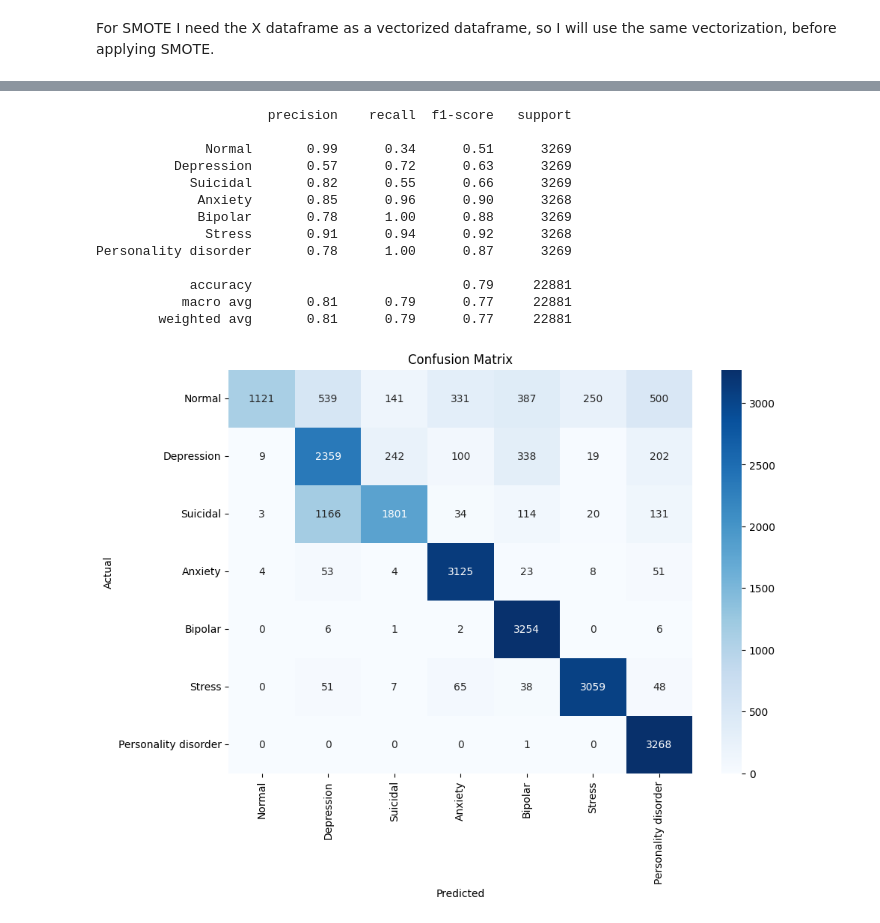
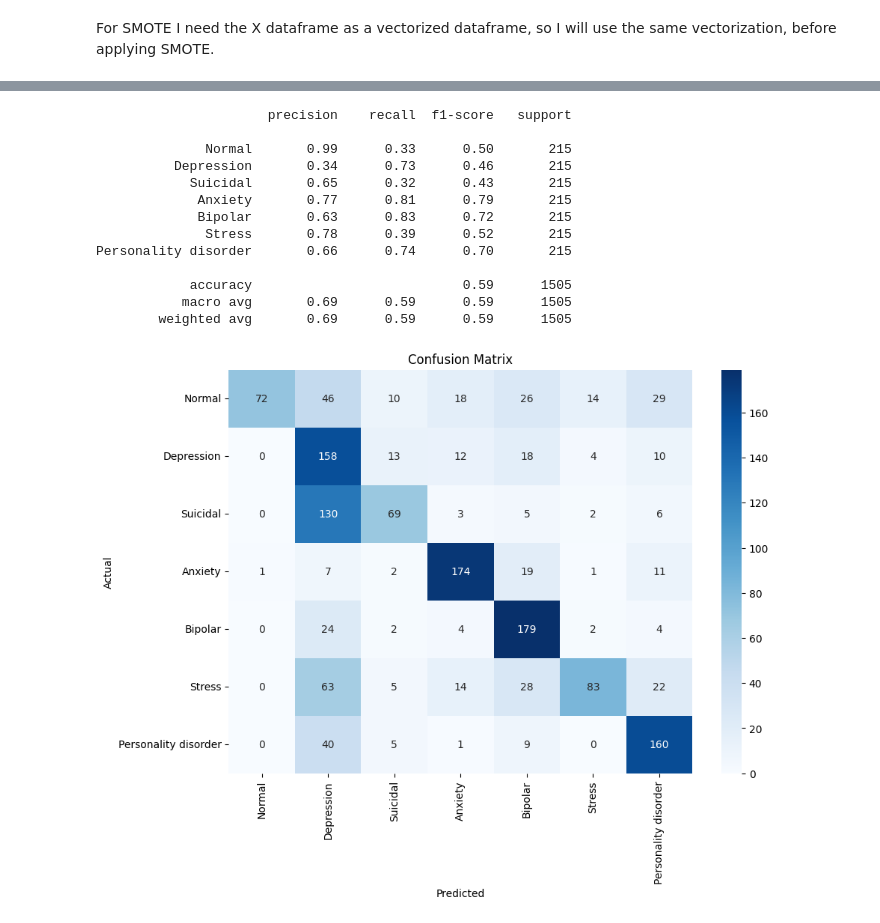
Before and after one commit to Hecramco/NLP_Projects, a Jupyter notebook: notebooks/NLP_Sentiment_Mental_health.ipynb, the cells around one changed output, grey strips where cells are left out. Saved outputs shown, nothing was run; the diff lists cells and outputs as text; code cells hidden in the pictures.

```diff
--- a/notebooks/NLP_Sentiment_Mental_health.ipynb
+++ b/notebooks/NLP_Sentiment_Mental_health.ipynb
@@ -546,0 +630,15 @@ Name: count, dtype: int64
+# %%
+test_data = []
+train_data = []
+
+for i,cat in enumerate(category):
+    train, test = take_sample(df_mh[df_mh.status == cat].proc_statement, df_mh[df_mh.status == cat].status, test_sample, seed)
+    train = train.sample(max_samples,random_state=seed,replace=True)
+    train_data.append(train)
+    test_data.append(test)
+
+df_mh_train = pd.concat(train_data,axis=0)
+df_mh_test = pd.concat(test_data, axis=0)
+
+print(df_mh_train.status.value_counts())
+print(df_mh_test.status.value_counts())
@@ -682,0 +776,13 @@ X_init= df_mh['statement'].apply(preprocessing)
+# %%
+train_data = []
+test_data = []
+for i,cat in enumerate(category):
+    train, test = take_sample(df_mh[df_mh.status == cat].proc_statement, df_mh[df_mh.status == cat].status, test_sample, seed)
+    train_data.append(train)
+    test_data.append(test)
+
+df_mh_train = pd.concat(train_data,axis=0)
+df_mh_test = pd.concat(test_data, axis=0)
+
+print(df_mh_train.status.value_counts())
+print(df_mh_test.status.value_counts())
@@ -683,3 +808,4 @@ X_init= df_mh['statement'].apply(preprocessing)
 # %%
+X_init = df_mh_train.proc_statement
 X_init
 # %% [output]
@@ -698,3 +824,9 @@ Name: statement, Length: 52681, dtype: object
 # %% [markdown]
 For SMOTE I need the X dataframe as a vectorized dataframe, so I will use the same vectorization, before applying SMOTE.
+# %%
+from sklearn.feature_extraction.text import TfidfVectorizer
+
+vec = TfidfVectorizer(ngram_range=(1,2))
+X_vec = vec.fit_transform(X_init)
+y = df_mh_train.status.map(target)
 # %%
@@ -718,39 +846,37 @@ status
 Name: count, dtype: int64
 # %%
-X_train, X_test, y_train, y_test = train_test_split(X_sm, y_sm,
-                                                    random_state=seed,
-                                                    test_size=0.2,
-                                                    stratify=y_sm)
+y_test = df_mh_test.status.map(target)
+X_test = vec.transform(df_mh_test.proc_statement)
 
 clf = MultinomialNB()
 
-clf.fit(X_train,y_train)
+clf.fit(X_sm,y_sm)
 y_pred = clf.predict(X_test)
 
 print(classification_report(y_test,y_pred,target_names=target))
 
 # Compute confusion matrix
 cm = confusion_matrix(y_test, y_pred)
 # Plot heatmap
 plt.figure(figsize=(10, 7))
 sns.heatmap(cm, annot=True, fmt='d', xticklabels=target.keys(), yticklabels=target.keys(), cmap='Blues')
 
 plt.xlabel('Predicted')
 plt.ylabel('Actual')
 plt.title('Confusion Matrix')
 plt.show()
 # %% [output]
                       precision    recall  f1-score   support
 
-              Normal       0.99      0.34      0.51      3269
-          Depression       0.57      0.72      0.63      3269
-            Suicidal       0.82      0.55      0.66      3269
-             Anxiety       0.85      0.96      0.90      3268
-             Bipolar       0.78      1.00      0.88      3269
-              Stress       0.91      0.94      0.92      3268
-Personality disorder       0.78      1.00      0.87      3269
+              Normal       0.99      0.33      0.50       215
+          Depression       0.34      0.73      0.46       215
+            Suicidal       0.65      0.32      0.43       215
+             Anxiety       0.77      0.81      0.79       215
+             Bipolar       0.63      0.83      0.72       215
+              Stress       0.78      0.39      0.52       215
+Personality disorder       0.66      0.74      0.70       215
 
-            accuracy                           0.79     22881
-           macro avg       0.81      0.79      0.77     22881
-        weighted avg       0.81      0.79      0.77     22881
+            accuracy                           0.59      1505
+           macro avg       0.69      0.59      0.59      1505
+        weighted avg       0.69      0.59      0.59      1505
-[figure, old version]
+[figure, new version]
```
Also changed, not shown: parts of 53 cells of this notebook.
